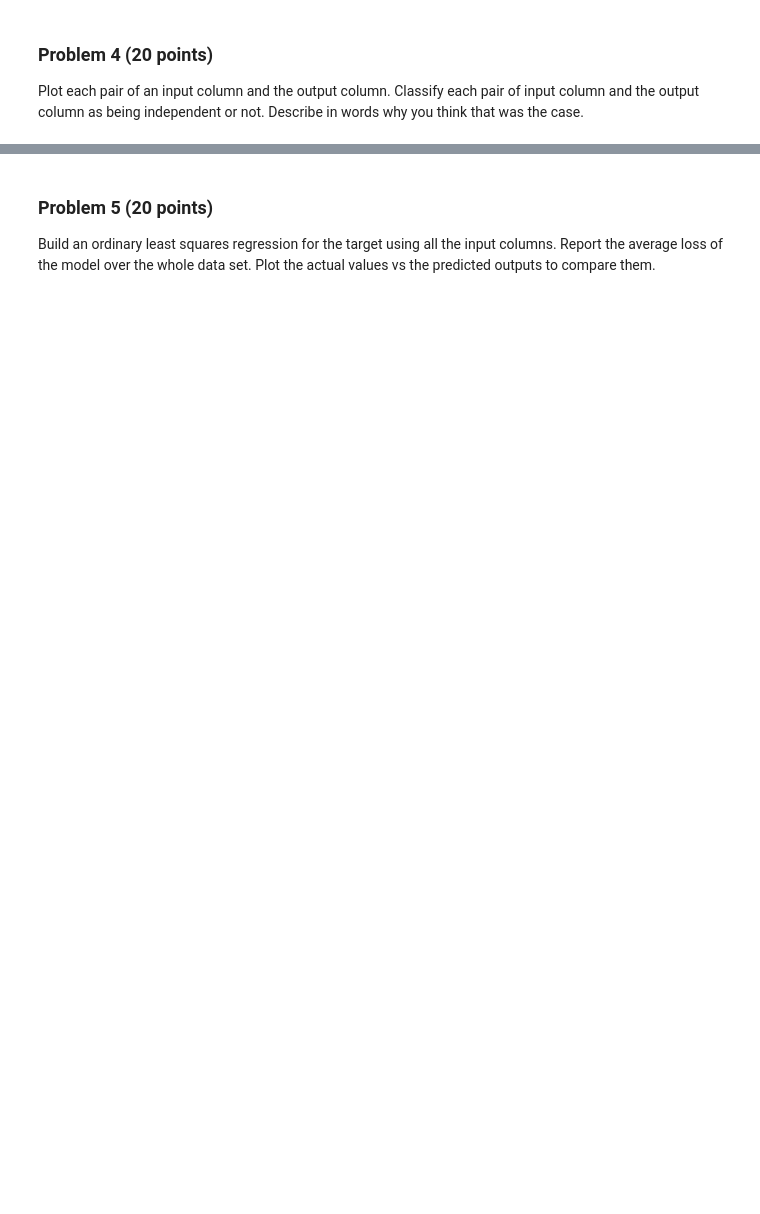
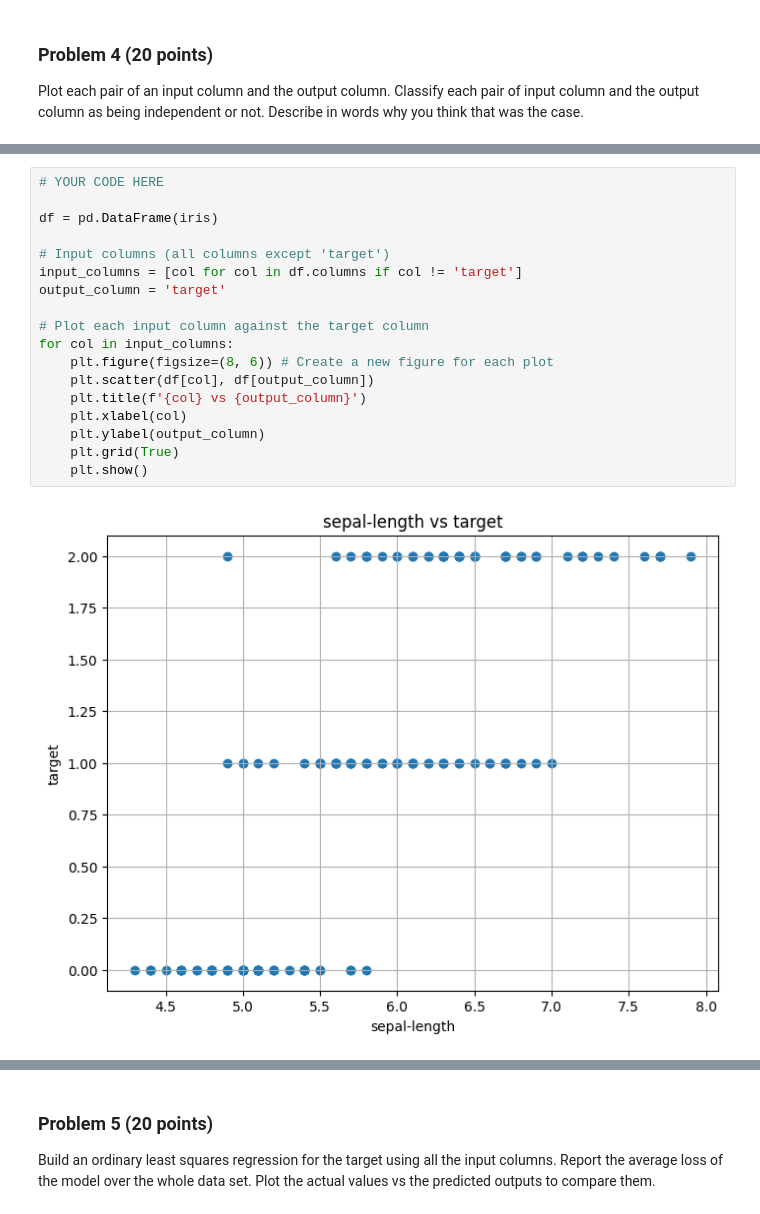
Before and after one commit to stefanie-the-engineer/bu-dx601-final-project-01, a Jupyter notebook: project.ipynb, the cells around one changed output, grey strips where cells are left out. Saved outputs shown, nothing was run; the diff lists cells and outputs as text; blank space fills up the shorter version.

```diff
--- a/project.ipynb
+++ b/project.ipynb
@@ -136,0 +140,20 @@ YOUR ANSWERS HERE
+# %%
+# YOUR CODE HERE
+
+df = pd.DataFrame(iris)
+
+# Input columns (all columns except 'target')
+input_columns = [col for col in df.columns if col != 'target']
+output_column = 'target'
+
+# Plot each input column against the target column
+for col in input_columns:
+    plt.figure(figsize=(8, 6)) # Create a new figure for each plot
+    plt.scatter(df[col], df[output_column])
+    plt.title(f'{col} vs {output_column}')
+    plt.xlabel(col)
+    plt.ylabel(output_column)
+    plt.grid(True)
+    plt.show()
+# %% [output]
+[figure, added]
```
Also changed, not shown: parts of 34 cells of this notebook.
